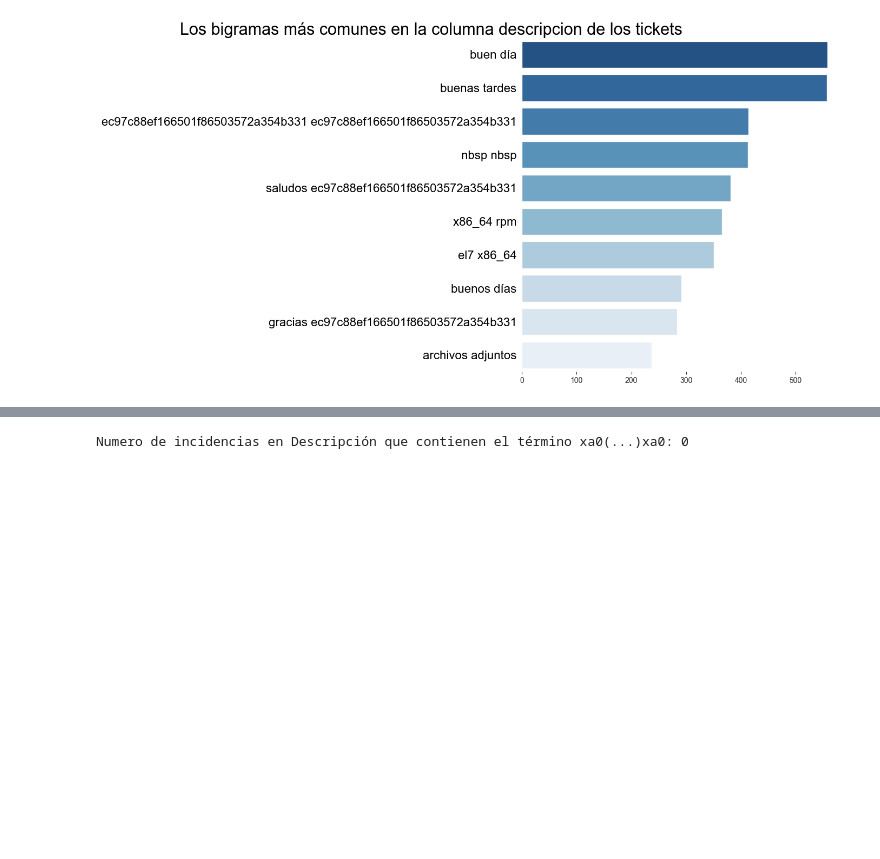
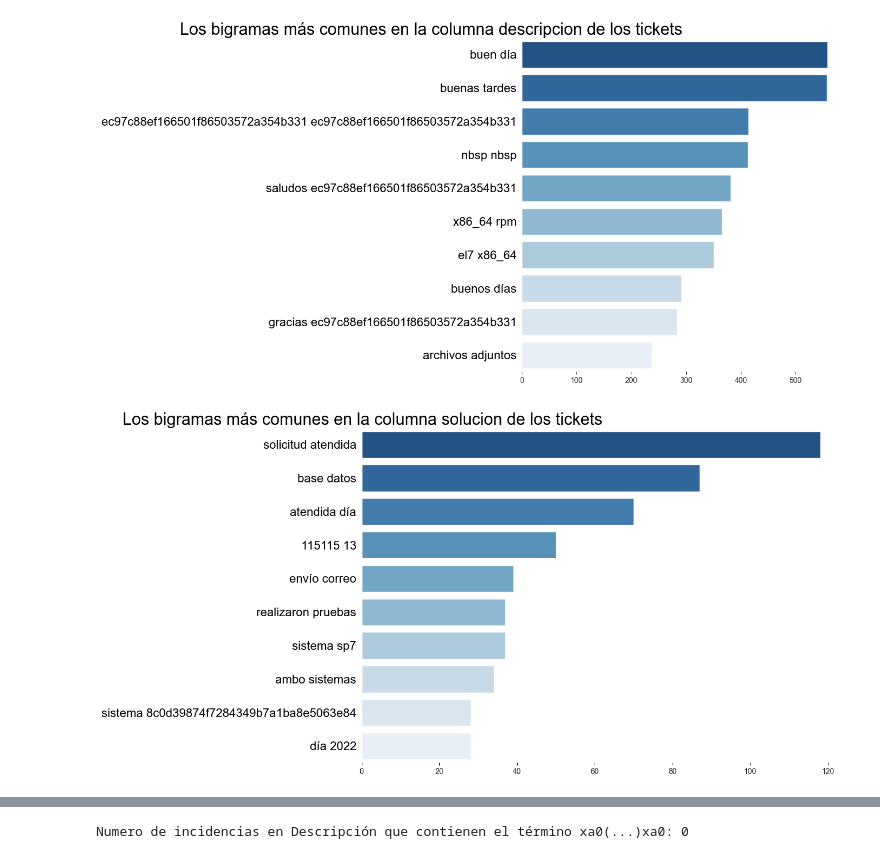
Before and after one commit to anmerino-pnd/proyectoCenace, a Jupyter notebook: notebooks/Seminario3.ipynb, the cells around one changed output, grey strips where cells are left out. Cells and saved outputs as stored; diff of their text form; code cells hidden in the pictures; blank space fills up the shorter version.

Commit message:
nuevas gráficas para el reporte

```diff
--- a/notebooks/Seminario3.ipynb
+++ b/notebooks/Seminario3.ipynb
@@ -383,3 +382,16 @@ top_ngrams_df = pd.DataFrame(top_servicio_ngrams, columns=['ngram', 'frequency']
 plot_ngram(top_ngrams_df, 'descripcion')
 # %% [output]
 [figure]
+# %%
+corpus_servicio = preprocess_text(df, 'solucion')
+
+# Obtener los n-gramas más frecuentes (por ejemplo, bigramas)
+top_servicio_ngrams = get_top_ngram(corpus_servicio, n=2)
+
+# Convertir los resultados a un DataFrame para facilitar la visualización
+top_ngrams_df = pd.DataFrame(top_servicio_ngrams, columns=['ngram', 'frequency'])
+
+# Crear un gráfico de barras
+plot_ngram(top_ngrams_df, 'solucion')
+# %% [output]
+[figure, added]
```
Also changed, not shown: parts of 9 cells of this notebook, 4 other files.
